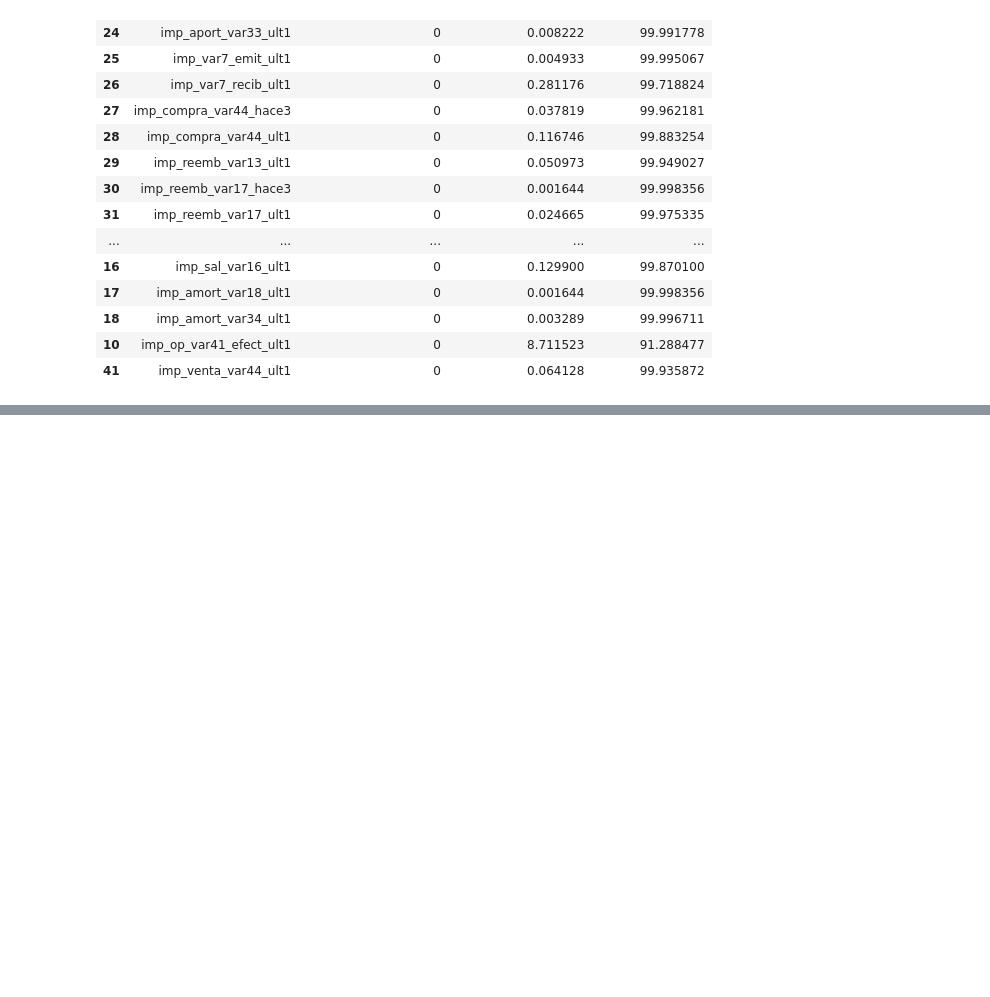
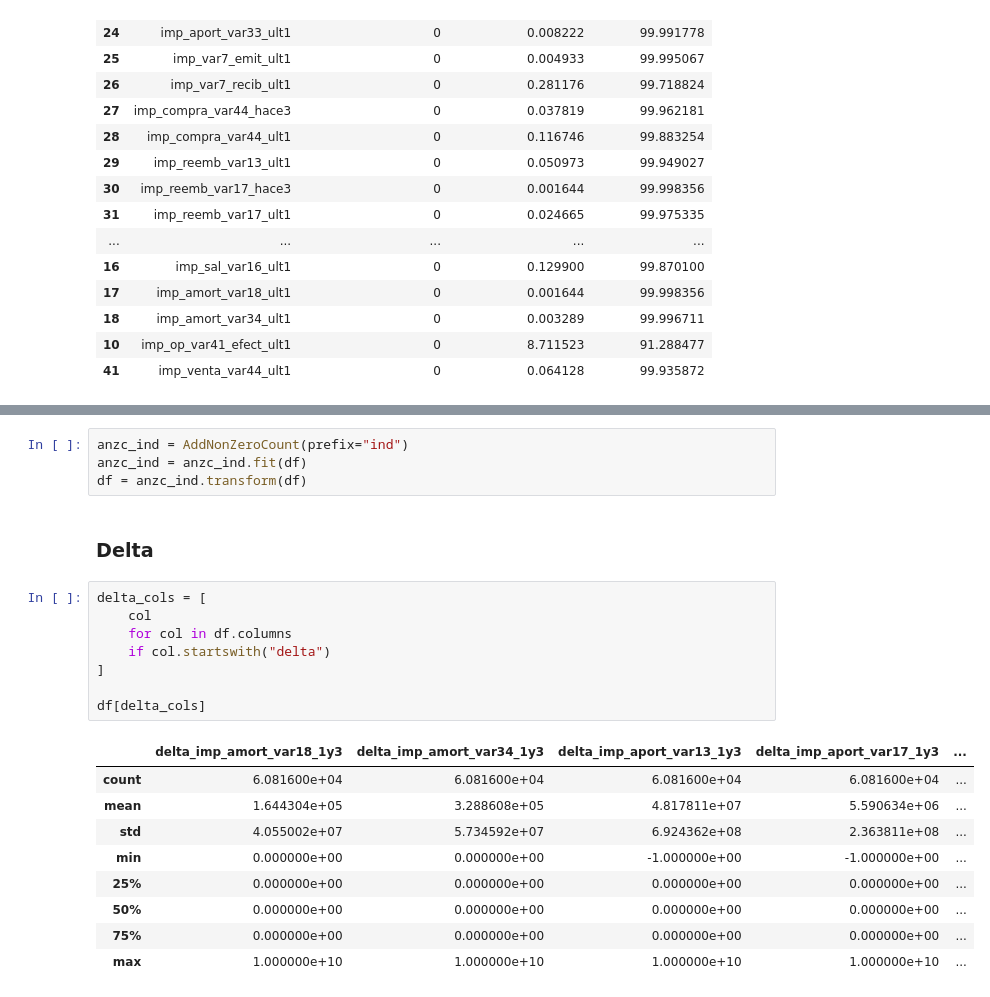
Before and after one commit to FelipeViacava/data-masters-case, a Jupyter notebook: 01-eda.ipynb, the cells around one changed output, grey strips where cells are left out. Cells and saved outputs as stored; diff of their text form; blank space fills up the shorter version.

```diff
--- a/01-eda.ipynb
+++ b/01-eda.ipynb
@@ -241,0 +274,24 @@ df = anzc_saldo.transform(df)
+# %%
+anzc_ind = AddNonZeroCount(prefix="ind")
+anzc_ind = anzc_ind.fit(df)
+df = anzc_ind.transform(df)
+# %% [markdown]
+### Delta
+# %%
+delta_cols = [
+    col
+    for col in df.columns
+    if col.startswith("delta")
+]
+
+df[delta_cols]
+# %% [output]
+|  | delta_imp_amort_var18_1y3 | delta_imp_amort_var34_1y3 | delta_imp_aport_var13_1y3 | delta_imp_aport_var17_1y3 | ... |
+| count | 6.081600e+04 | 6.081600e+04 | 6.081600e+04 | 6.081600e+04 | ... |
+| mean | 1.644304e+05 | 3.288608e+05 | 4.817811e+07 | 5.590634e+06 | ... |
+| std | 4.055002e+07 | 5.734592e+07 | 6.924362e+08 | 2.363811e+08 | ... |
+| min | 0.000000e+00 | 0.000000e+00 | -1.000000e+00 | -1.000000e+00 | ... |
+| 25% | 0.000000e+00 | 0.000000e+00 | 0.000000e+00 | 0.000000e+00 | ... |
+| 50% | 0.000000e+00 | 0.000000e+00 | 0.000000e+00 | 0.000000e+00 | ... |
+| 75% | 0.000000e+00 | 0.000000e+00 | 0.000000e+00 | 0.000000e+00 | ... |
+| max | 1.000000e+10 | 1.000000e+10 | 1.000000e+10 | 1.000000e+10 | ... |
```
Also changed, not shown: parts of 7 cells of this notebook, 1 other file.
